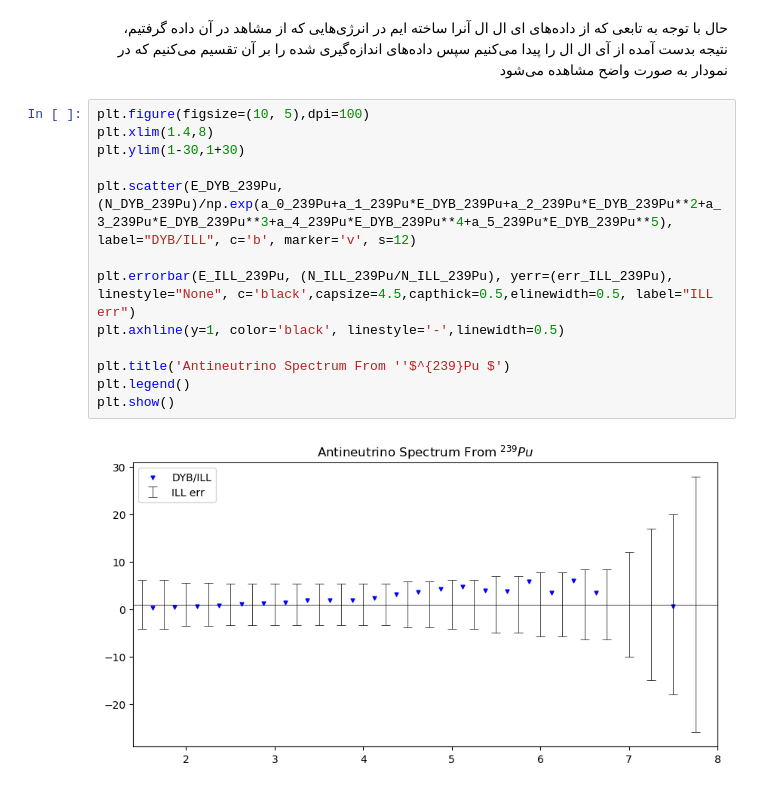
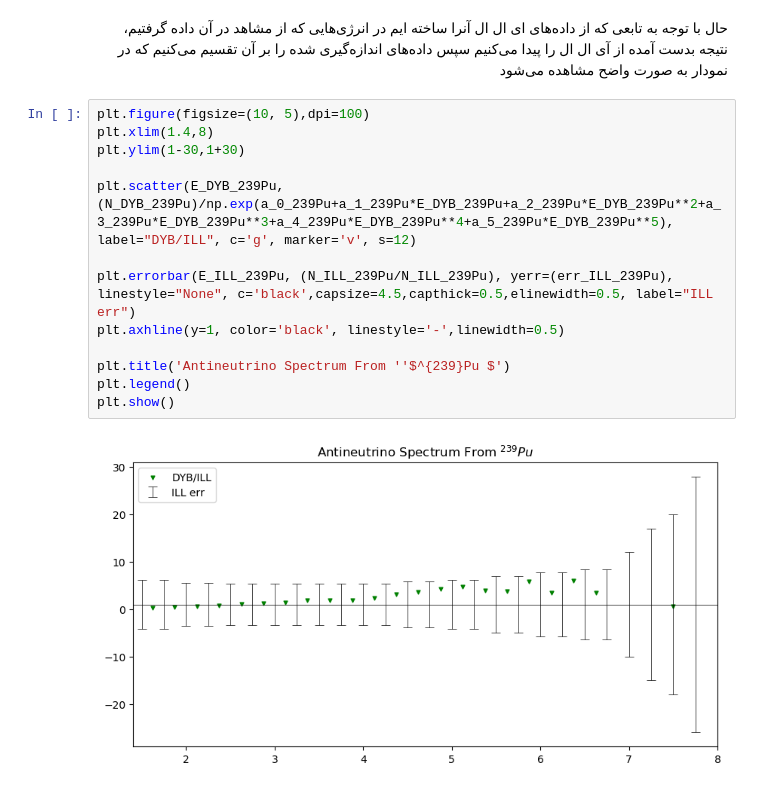
Before and after one commit to dehpour/Reactor-Antineutrino-Flux-Analysis, a Jupyter notebook: Calc - ILL's Phenomenological Model Predicted Antineutrino Flux Compare with Recently Observations.ipynb, the cells around one changed output. Drawn from its saved outputs; the diff is of its cells as text.

```diff
--- a/Calc - ILL's Phenomenological Model Predicted Antineutrino Flux Compare with Recently Observations.ipynb
+++ b/Calc - ILL's Phenomenological Model Predicted Antineutrino Flux Compare with Recently Observations.ipynb
@@ -152,15 +152,15 @@ E_DYB_239Pu, N_DYB_239Pu = DYB_239Pu[:,0], (DYB_239Pu[:,1]/2)
 # %%
 plt.figure(figsize=(10, 5),dpi=100)
 plt.xlim(1.4,8)
 plt.ylim(1-30,1+30)
 
-plt.scatter(E_DYB_239Pu, (N_DYB_239Pu)/np.exp(a_0_239Pu+a_1_239Pu*E_DYB_239Pu+a_2_239Pu*E_DYB_239Pu**2+a_3_239Pu*E_DYB_239Pu**3+a_4_239Pu*E_DYB_239Pu**4+a_5_239Pu*E_DYB_239Pu**5), label="DYB/ILL", c='b', marker='v', s=12)
+plt.scatter(E_DYB_239Pu, (N_DYB_239Pu)/np.exp(a_0_239Pu+a_1_239Pu*E_DYB_239Pu+a_2_239Pu*E_DYB_239Pu**2+a_3_239Pu*E_DYB_239Pu**3+a_4_239Pu*E_DYB_239Pu**4+a_5_239Pu*E_DYB_239Pu**5), label="DYB/ILL", c='g', marker='v', s=12)
 
 plt.errorbar(E_ILL_239Pu, (N_ILL_239Pu/N_ILL_239Pu), yerr=(err_ILL_239Pu), linestyle="None", c='black',capsize=4.5,capthick=0.5,elinewidth=0.5, label="ILL err")
 plt.axhline(y=1, color='black', linestyle='-',linewidth=0.5)
 
 plt.title('Antineutrino Spectrum From ''$^{239}Pu $')
 plt.legend()
 plt.show()
 # %% [output]
-[figure, old version]
+[figure, new version]
```
